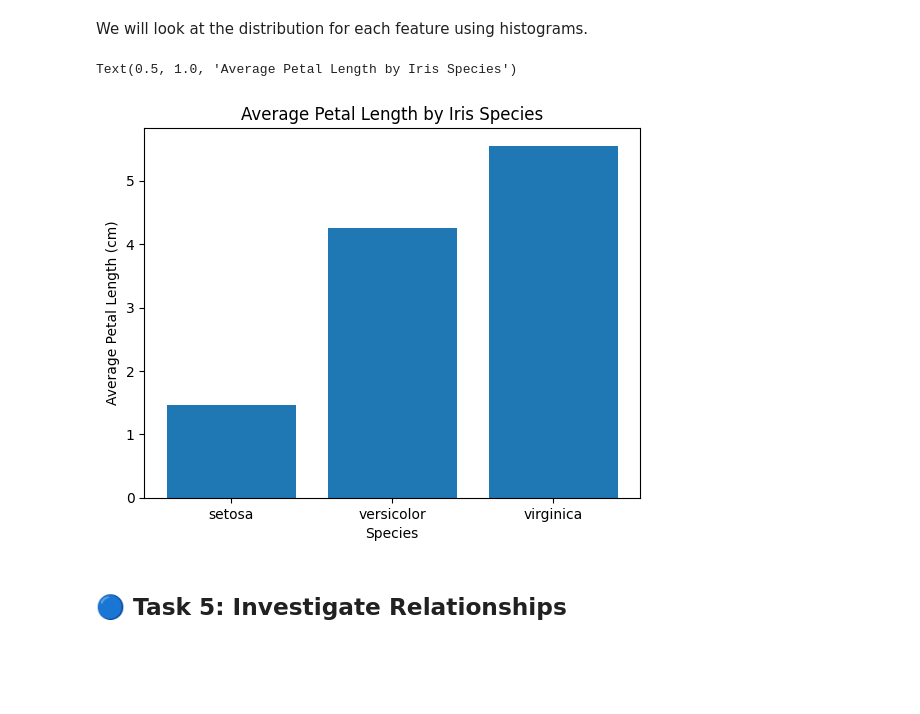
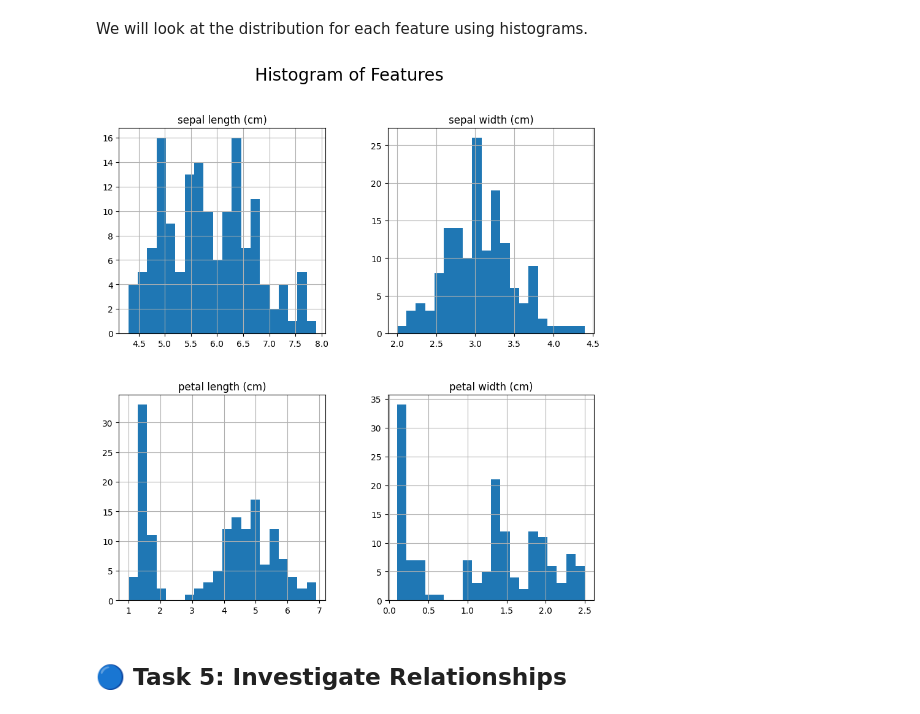
Before and after one commit to marianemcgrath/principles_of_da, a Jupyter notebook: tasks.ipynb, the cells around one changed output. Saved outputs shown, nothing was run; the diff lists cells and outputs as text; code cells hidden in the pictures; blank space fills up the shorter version.

```diff
--- a/tasks.ipynb
+++ b/tasks.ipynb
@@ -119,26 +139,15 @@ df.describe()
 # %% [markdown]
 We will look at the distribution for each feature using histograms.
-# %%
-# Load the Iris dataset (from the web)
-url = "https://raw.githubusercontent.com/mwaskom/seaborn-data/master/iris.csv"
-iris = pd.read_csv(url)
-
-# Calculate average petal length for each species
-avg_petal_length = iris.groupby('species')['petal_length'].mean()
-
-# Create a bar chart
-plt.bar(avg_petal_length.index, avg_petal_length.values)
-
-# Add labels and title
-plt.xlabel('Species')
-plt.ylabel('Average Petal Length (cm)')
-plt.title('Average Petal Length by Iris Species')
-
-# Source: https://stackoverflow.com/questions/50773877/create-for-loop-to-plot-histograms-for-individual-columns-of-dataframe-with-seab/56779810
-# Source: https://datacarpentry.github.io/image-processing/05-creating-histograms (Creating Histograms/ Enumerate function)
-# Source: DeepSeek AI (Make my code [] look neater and basic for creating histograms)
-# %% [output]
-Text(0.5, 1.0, 'Average Petal Length by Iris Species')
-[figure, removed]
+# %%
+# Plotting histogram for each feature
+df.hist(figsize=(10, 10), bins=20)
+
+# Now we'll add a title
+plt.suptitle('Histogram of Features', fontsize=20)
+
+# Showing the plot
+plt.show()
+# %% [output]
+[figure, added]
 # %% [markdown]
 ## **🔵 Task 5: Investigate Relationships**
```
Also changed, not shown: parts of 11 cells of this notebook.
